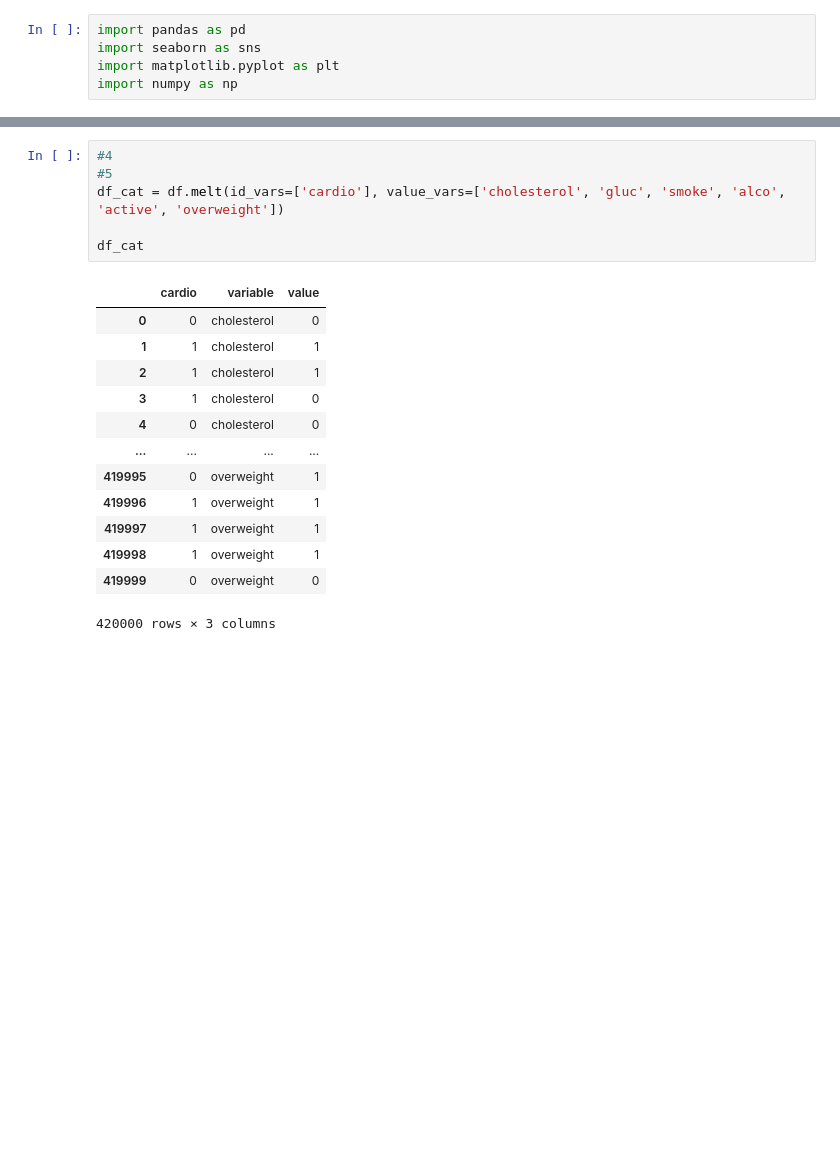
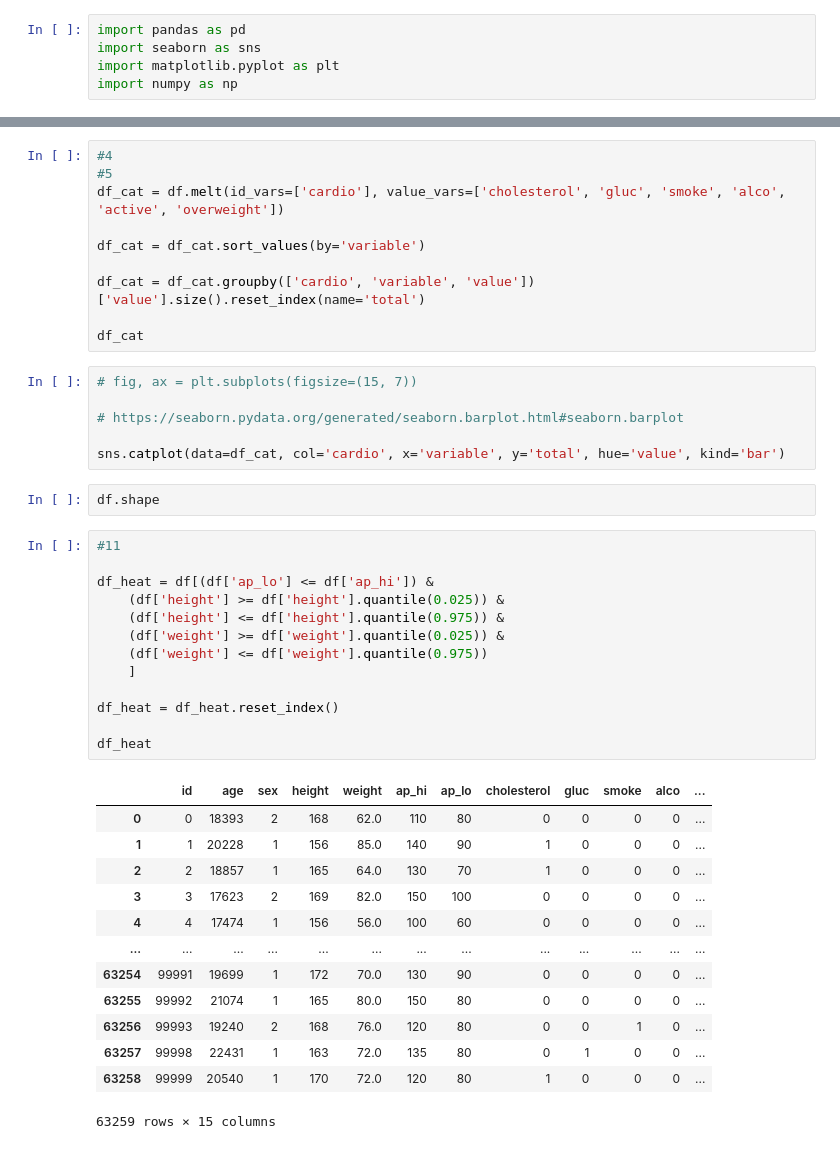
Before and after one commit to adrianohirata/boilerplate-medical-data-visualizer, a Jupyter notebook: testing.ipynb, the cells around one changed output, grey strips where cells are left out. Drawn from its saved outputs; the diff is of its cells as text; blank space fills up the shorter version.

```diff
--- a/testing.ipynb
+++ b/testing.ipynb
@@ -96,18 +33,43 @@ df
 #5
 df_cat = df.melt(id_vars=['cardio'], value_vars=['cholesterol', 'gluc', 'smoke', 'alco', 'active', 'overweight'])
 
+df_cat = df_cat.sort_values(by='variable')
+
+df_cat = df_cat.groupby(['cardio', 'variable', 'value'])['value'].size().reset_index(name='total')
+
 df_cat
-# %% [output]
-|  | cardio | variable | value |
-| 0 | 0 | cholesterol | 0 |
-| 1 | 1 | cholesterol | 1 |
-| 2 | 1 | cholesterol | 1 |
-| 3 | 1 | cholesterol | 0 |
-| 4 | 0 | cholesterol | 0 |
-| ... | ... | ... | ... |
-| 419995 | 0 | overweight | 1 |
-| 419996 | 1 | overweight | 1 |
-| 419997 | 1 | overweight | 1 |
-| 419998 | 1 | overweight | 1 |
-| 419999 | 0 | overweight | 0 |
-420000 rows × 3 columns
+# %%
+# fig, ax = plt.subplots(figsize=(15, 7))
+
+# https://seaborn.pydata.org/generated/seaborn.barplot.html#seaborn.barplot
+
+sns.catplot(data=df_cat, col='cardio', x='variable', y='total', hue='value', kind='bar')
+# %%
+df.shape
+# %%
+#11
+
+df_heat = df[(df['ap_lo'] <= df['ap_hi']) &
+    (df['height'] >= df['height'].quantile(0.025)) &
+    (df['height'] <= df['height'].quantile(0.975)) &
+    (df['weight'] >= df['weight'].quantile(0.025)) &
+    (df['weight'] <= df['weight'].quantile(0.975))
+    ]
+
+df_heat = df_heat.reset_index()
+
+df_heat
+# %% [output]
+|  | id | age | sex | height | weight | ap_hi | ap_lo | cholesterol | gluc | smoke | alco | ... |
+| 0 | 0 | 18393 | 2 | 168 | 62.0 | 110 | 80 | 0 | 0 | 0 | 0 | ... |
+| 1 | 1 | 20228 | 1 | 156 | 85.0 | 140 | 90 | 1 | 0 | 0 | 0 | ... |
+| 2 | 2 | 18857 | 1 | 165 | 64.0 | 130 | 70 | 1 | 0 | 0 | 0 | ... |
+| 3 | 3 | 17623 | 2 | 169 | 82.0 | 150 | 100 | 0 | 0 | 0 | 0 | ... |
+| 4 | 4 | 17474 | 1 | 156 | 56.0 | 100 | 60 | 0 | 0 | 0 | 0 | ... |
+| ... | ... | ... | ... | ... | ... | ... | ... | ... | ... | ... | ... | ... |
+| 63254 | 99991 | 19699 | 1 | 172 | 70.0 | 130 | 90 | 0 | 0 | 0 | 0 | ... |
+| 63255 | 99992 | 21074 | 1 | 165 | 80.0 | 150 | 80 | 0 | 0 | 0 | 0 | ... |
+| 63256 | 99993 | 19240 | 2 | 168 | 76.0 | 120 | 80 | 0 | 0 | 1 | 0 | ... |
+| 63257 | 99998 | 22431 | 1 | 163 | 72.0 | 135 | 80 | 0 | 1 | 0 | 0 | ... |
+| 63258 | 99999 | 20540 | 1 | 170 | 72.0 | 120 | 80 | 1 | 0 | 0 | 0 | ... |
+63259 rows × 15 columns
```
Also changed, not shown: parts of 7 cells of this notebook, 1 other file.
